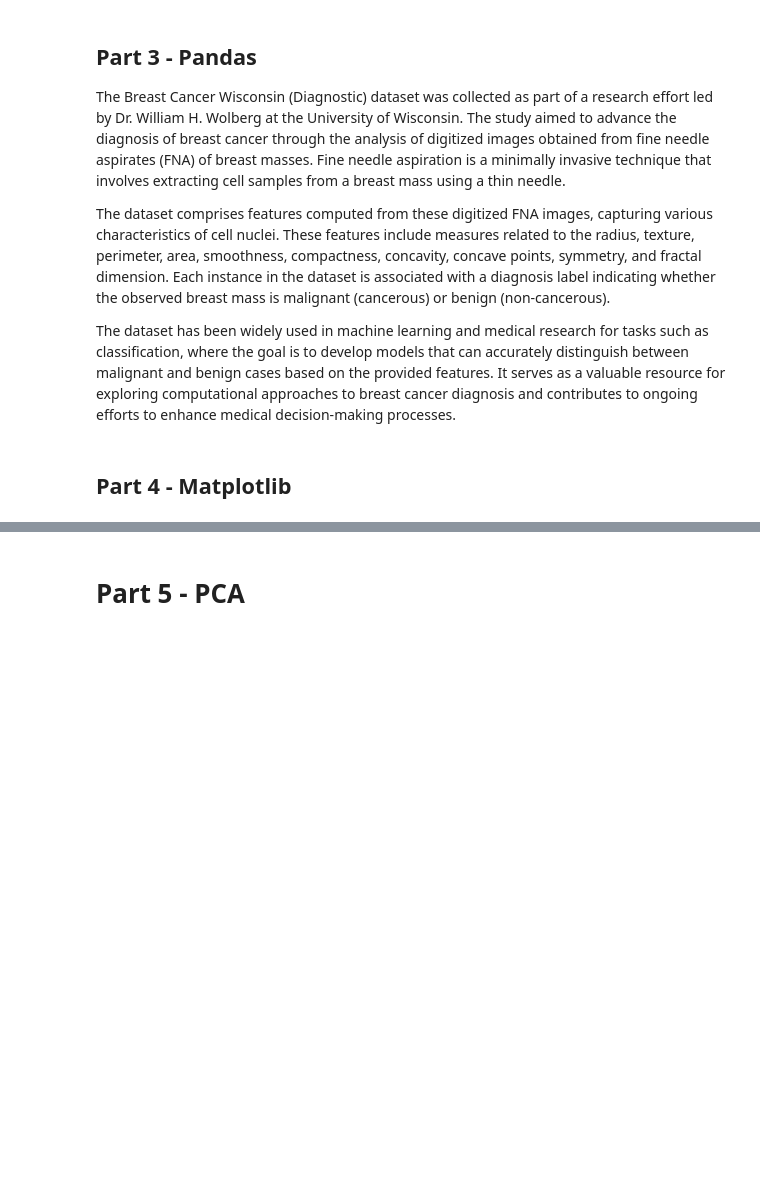
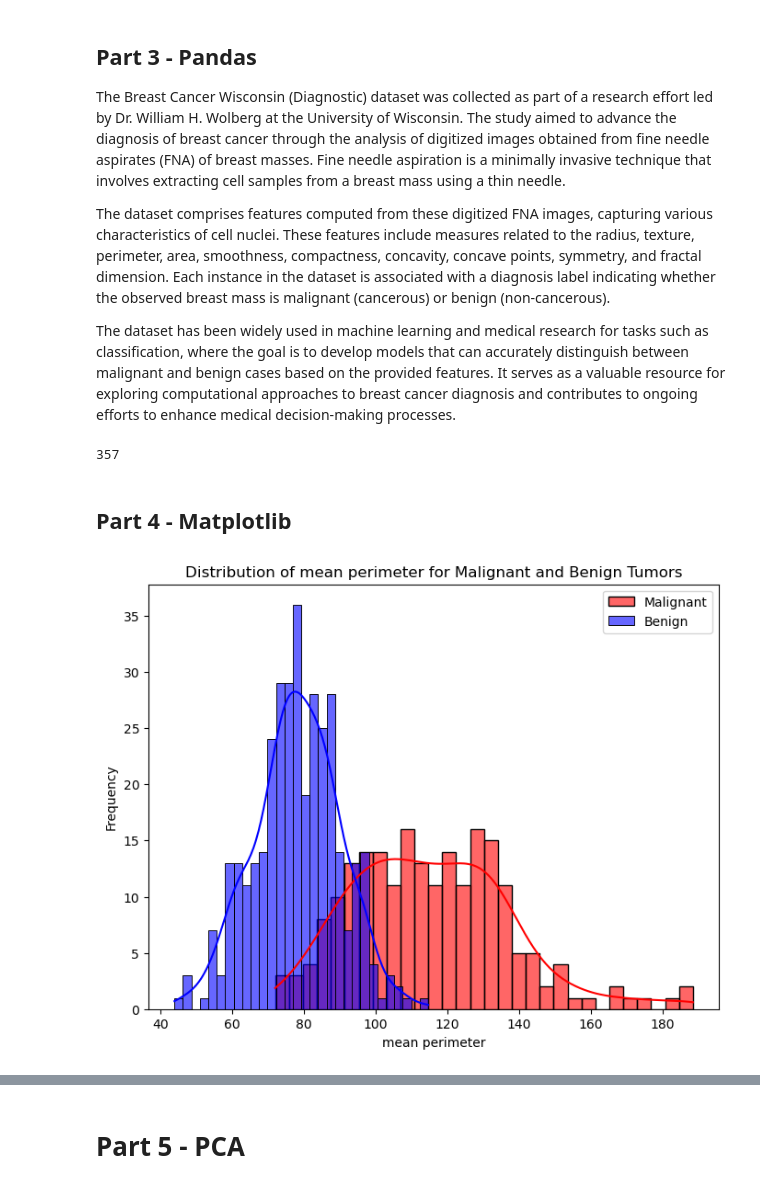
Before and after one commit to Ktitus9/biom480a5_spring2025-homework3-BIOM480A5_Homework3, a Jupyter notebook: Homework3_ProblemSet.ipynb, the cells around one changed output, grey strips where cells are left out. Cells and saved outputs as stored; diff of their text form; code cells hidden in the pictures; blank space fills up the shorter version.

```diff
--- a/Homework3_ProblemSet.ipynb
+++ b/Homework3_ProblemSet.ipynb
@@ -75,10 +103,17 @@ column_names = ["id", "diagnosis", "radius_mean", "texture_mean", "perimeter_mea
                 "perimeter_worst", "area_worst", "smoothness_worst", "compactness_worst", "concavity_worst",
                 "concave_points_worst", "symmetry_worst", "fractal_dimension_worst"]
 
-q4 = 123
-# YOUR CODE HERE
+import pandas as pd
+data = pd.read_csv("wdbc.data", names=column_names)
+
+
+q4 = (data["diagnosis"] == "B").sum()
 
 saveResults('q4', q4)
+print(q4)
+saveResults('q4', q4)
+# %% [output]
+357
 # %%
 # Q5 - for each feature in the previous data set (other than 'id' and 'diagnosis'), determine the average
 # (arithmetic mean) of the that property for (M)alignant and (B)enign tumors.
@@ -92,12 +137,35 @@ saveResults('q4', q4)
 # %%
 # Q6 - (2 points, but not autograded) Pick one feature and make two histograms on the SAME axes showing
 # the distribution of that feature for Malignant and Benign tumors.  Make sure to label your axes and
 # include a legend.  Try to choose the best feature so that the histograms of malignant and benign tumors
 # appear to be as dissimilar as possible.  (Hint: you can use the 'alpha' keyword to make the histograms
 # semi-transparent.)  Save this as a png file, with name 'q6.png' and include this in the README for your repository.
 # In your README, please refer to this as Figure 1.
 
-# YOUR CODE HERE
+import pandas as pd
+import matplotlib.pyplot as plt
+import seaborn as sns
+
+from sklearn.datasets import load_breast_cancer
+data = load_breast_cancer()
+df = pd.DataFrame(data.data, columns=data.feature_names)
+df['target'] = data.target  # 0 = Malignant, 1 = Benign
+
+feature = 'mean perimeter'  # Example feature; adjust as needed
+
+plt.figure(figsize=(8, 6))
+sns.histplot(df[df['target'] == 0][feature], color='red', label='Malignant', kde=True, alpha=0.6, bins=30)
+sns.histplot(df[df['target'] == 1][feature], color='blue', label='Benign', kde=True, alpha=0.6, bins=30)
+
+plt.xlabel(feature)
+plt.ylabel('Frequency')
+plt.title(f'Distribution of {feature} for Malignant and Benign Tumors')
+plt.legend()
+
+plt.savefig('q6.png', dpi=300)
+plt.show()
+# %% [output]
+[figure, added]
 # %%
 # Q7 - (2 points, but not autograded) Pick two features and make a scatter plot in which each benign patient
 # is represented by a red circle and each malignant patient is represented by a blue square.
```
Also changed, not shown: parts of 6 cells of this notebook.
